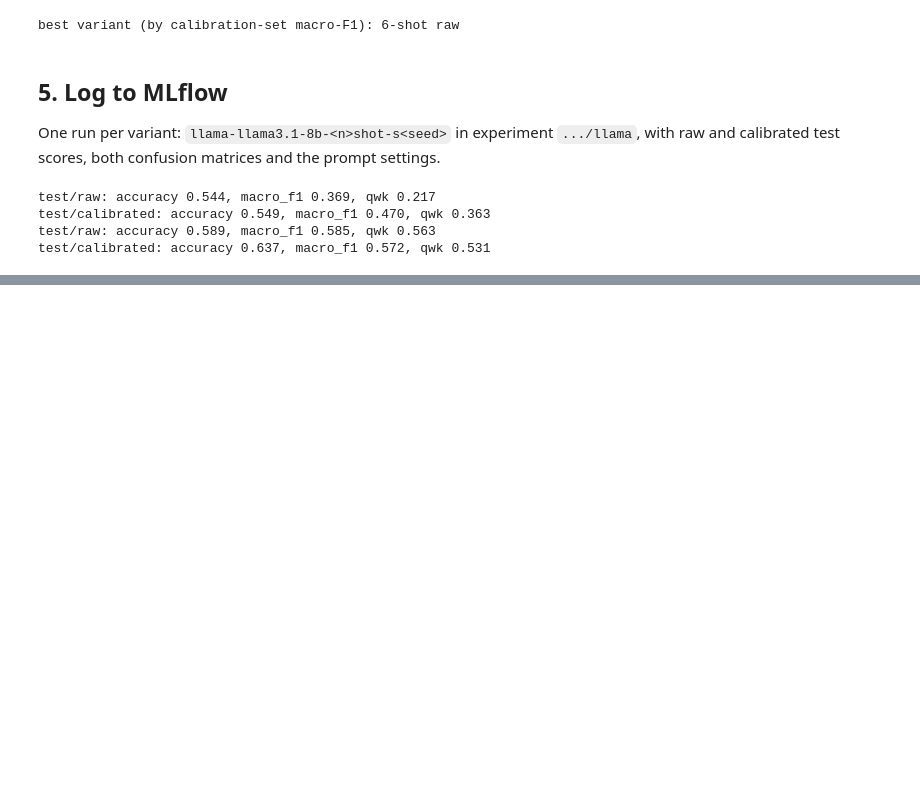
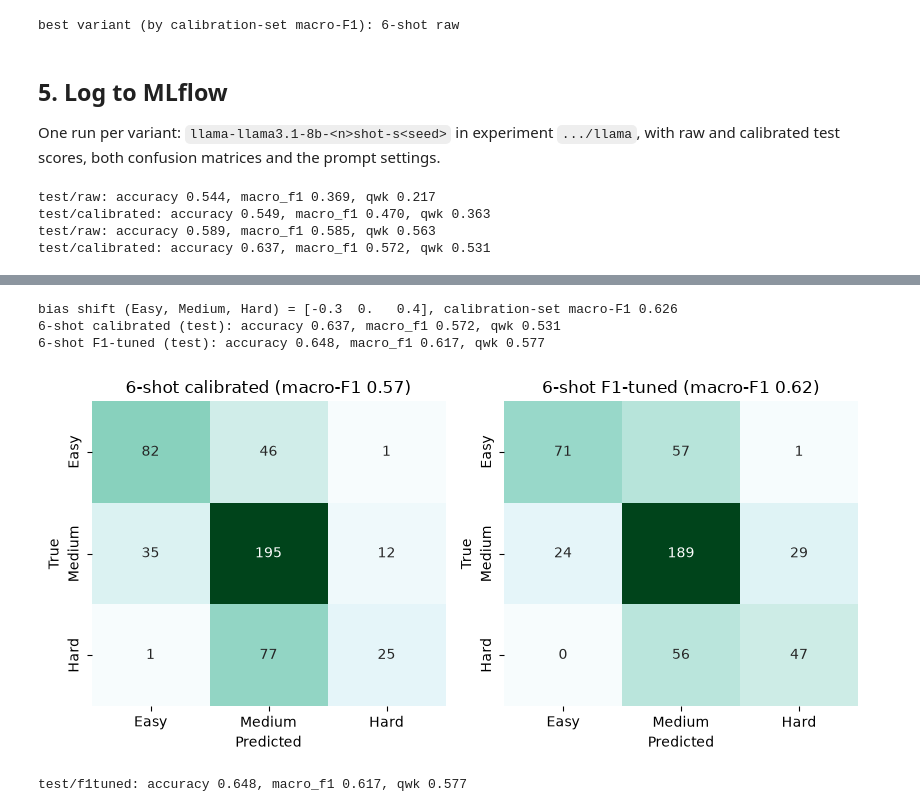
Before and after one commit to jurajtrappl/leetcode-difficulty-estimator, a Jupyter notebook: llama_few_shot.ipynb, the cells around one changed output, grey strips where cells are left out. Saved outputs shown, nothing was run; the diff lists cells and outputs as text; code cells hidden in the pictures; blank space fills up the shorter version.

Commit message:
enhance llama code + clean up

```diff
--- a/llama_few_shot.ipynb
+++ b/llama_few_shot.ipynb
@@ -284,0 +317,43 @@ test/calibrated: accuracy 0.637, macro_f1 0.572, qwk 0.531
+# %%
+k_best = int(table.loc[best, "shots"]) // 3                  # shots count of the best variant
+P_calib, P_test, _ = scores[k_best]
+cal, _, _ = fit_temp_bias(P_calib, y_calib)
+L_calib, L_test = np.log(cal(P_calib)), np.log(cal(P_test))  # calibrated log-probabilities
+
+# try extra log-bias for Easy and Hard (Medium stays 0) and keep the pair with the best macro-F1
+grid = np.linspace(-1, 3, 41)
+best_f1, shift = -1.0, np.zeros(3)
+for b_easy in grid:
+    for b_hard in grid:
+        s = np.array([b_easy, 0.0, b_hard])
+        f1 = f1_score(y_calib, (L_calib + s).argmax(1), average="macro")
+        if f1 > best_f1 + 1e-9:
+            best_f1, shift = f1, s
+print(f"bias shift (Easy, Medium, Hard) = {shift.round(2)}, calibration-set macro-F1 {best_f1:.3f}")
+
+pred_calibrated = L_test.argmax(1)
+pred_tuned = (L_test + shift).argmax(1)
+m_before = report(y_test, pred_calibrated, name=f"{3 * k_best}-shot calibrated (test)")
+m_after = report(y_test, pred_tuned, name=f"{3 * k_best}-shot F1-tuned (test)")
+
+fig, axes = plt.subplots(1, 2, figsize=(8.4, 4))
+for ax, (title, pred, m) in zip(axes, [("calibrated", pred_calibrated, m_before), ("F1-tuned", pred_tuned, m_after)]):
+    cm = pd.crosstab(y_test, pred).reindex(index=[0, 1, 2], columns=[0, 1, 2]).fillna(0).astype(int).values
+    sns.heatmap(cm, annot=True, fmt="d", cmap="BuGn", xticklabels=LABELS, yticklabels=LABELS, cbar=False, ax=ax)
+    ax.set_title(f"{3 * k_best}-shot {title} (macro-F1 {m['macro_f1']:.2f})")
+    ax.set_xlabel("Predicted"); ax.set_ylabel("True")
+fig.tight_layout()
+fig.savefig(CFG.figures_dir / f"{MODEL_NAME}_f1tuned.png", dpi=CFG.fig_dpi)
+plt.show()
+
+with start_run("llama", MODEL_NAME, f"{3 * k_best}shot-f1tuned", job_type="eval", config={
+        "model": MODEL, "shots_per_class": k_best, "bias_shift": shift.round(3).tolist(),
+        "tuned_on": f"{len(calib_idx)} calibration problems (training part)"}) as run:
+    log_classification(run, y_test, pred_tuned, prefix="test/f1tuned")
+    run.summary.update({"calib/macro_f1": best_f1})
+# %% [output]
+bias shift (Easy, Medium, Hard) = [-0.3  0.   0.4], calibration-set macro-F1 0.626
+6-shot calibrated (test): accuracy 0.637, macro_f1 0.572, qwk 0.531
+6-shot F1-tuned (test): accuracy 0.648, macro_f1 0.617, qwk 0.577
+[figure, added]
+test/f1tuned: accuracy 0.648, macro_f1 0.617, qwk 0.577
```
Also changed, not shown: parts of 9 cells of this notebook, 8 other files.
